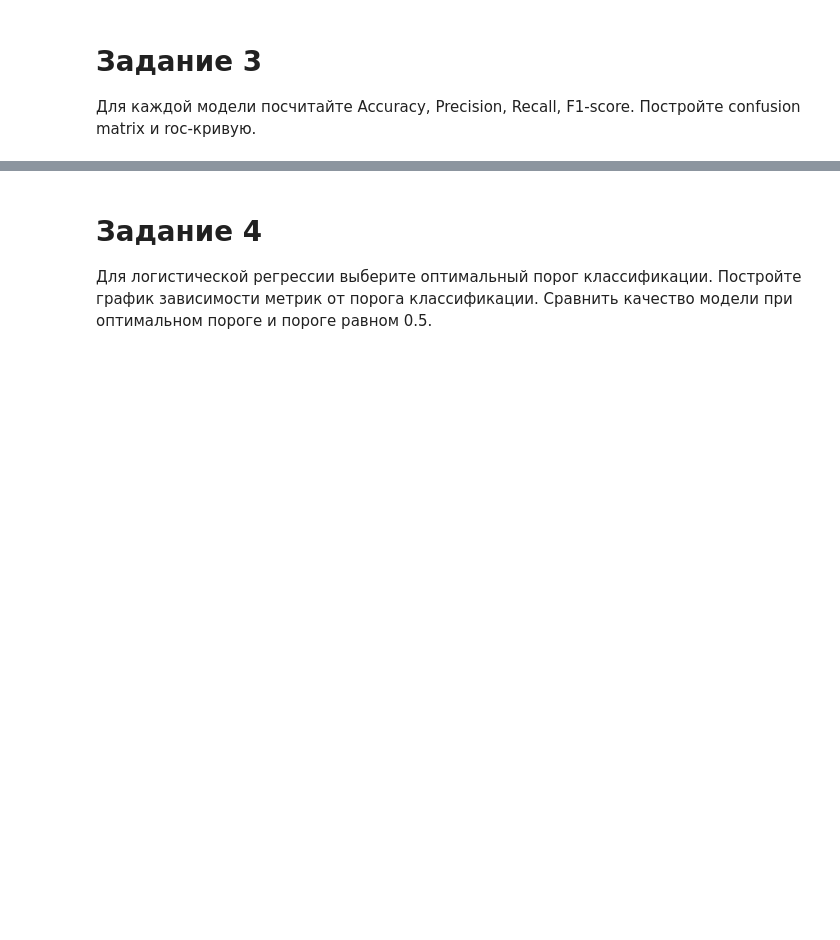
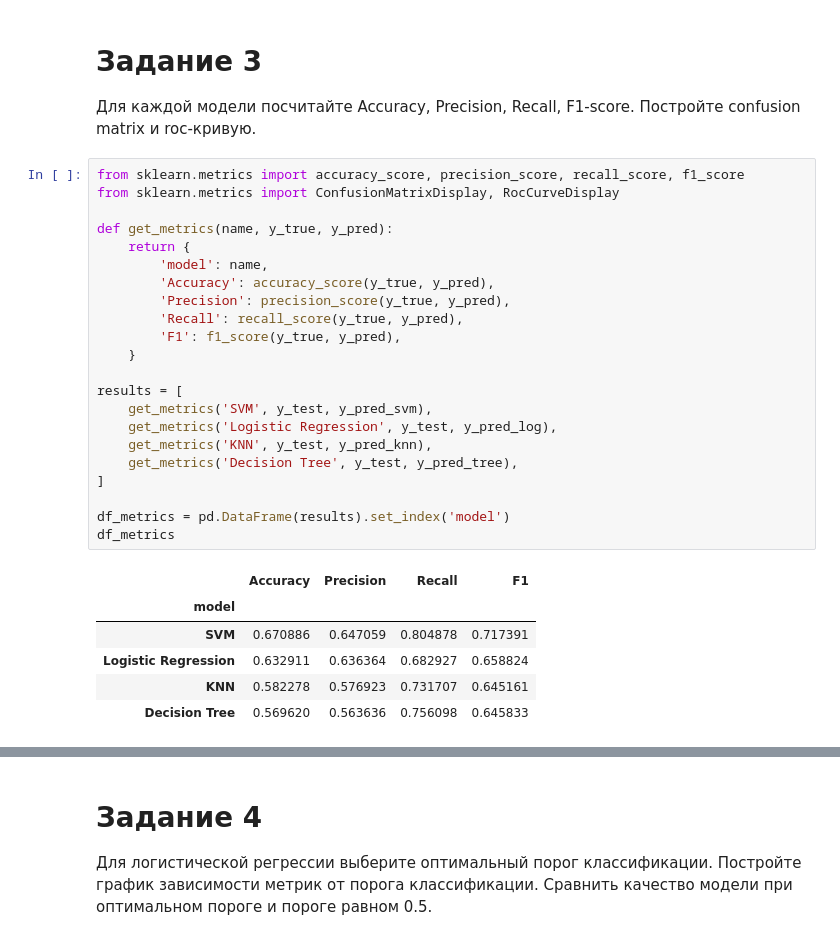
Before and after one commit to Klimentij-Kvl/famcs-archive, a Jupyter notebook: 4-year/Fundamentals of Data Mining/lab4/OIAD_lab4.ipynb, the cells around one changed output, grey strips where cells are left out. Saved outputs shown, nothing was run; the diff lists cells and outputs as text; blank space fills up the shorter version.

```diff
--- a/4-year/Fundamentals of Data Mining/lab4/OIAD_lab4.ipynb
+++ b/4-year/Fundamentals of Data Mining/lab4/OIAD_lab4.ipynb
@@ -223,3 +182,32 @@ DecisionTree        {'clf__criterion': 'entropy', 'clf__max_depth'...
 # Задание 3
 
 Для каждой модели посчитайте Accuracy, Precision, Recall, F1-score. Постройте confusion matrix и roc-кривую.
+# %%
+from sklearn.metrics import accuracy_score, precision_score, recall_score, f1_score
+from sklearn.metrics import ConfusionMatrixDisplay, RocCurveDisplay
+
+def get_metrics(name, y_true, y_pred):
+    return {
+        'model': name,
+        'Accuracy': accuracy_score(y_true, y_pred),
+        'Precision': precision_score(y_true, y_pred),
+        'Recall': recall_score(y_true, y_pred),
+        'F1': f1_score(y_true, y_pred),
+    }
+
+results = [
+    get_metrics('SVM', y_test, y_pred_svm),
+    get_metrics('Logistic Regression', y_test, y_pred_log),
+    get_metrics('KNN', y_test, y_pred_knn),
+    get_metrics('Decision Tree', y_test, y_pred_tree),
+]
+
+df_metrics = pd.DataFrame(results).set_index('model')
+df_metrics
+# %% [output]
+|  | Accuracy | Precision | Recall | F1 |
+| model |  |  |  |  |
+| SVM | 0.670886 | 0.647059 | 0.804878 | 0.717391 |
+| Logistic Regression | 0.632911 | 0.636364 | 0.682927 | 0.658824 |
+| KNN | 0.582278 | 0.576923 | 0.731707 | 0.645161 |
+| Decision Tree | 0.569620 | 0.563636 | 0.756098 | 0.645833 |
```
Also changed, not shown: parts of 12 cells of this notebook, 2 other files.
